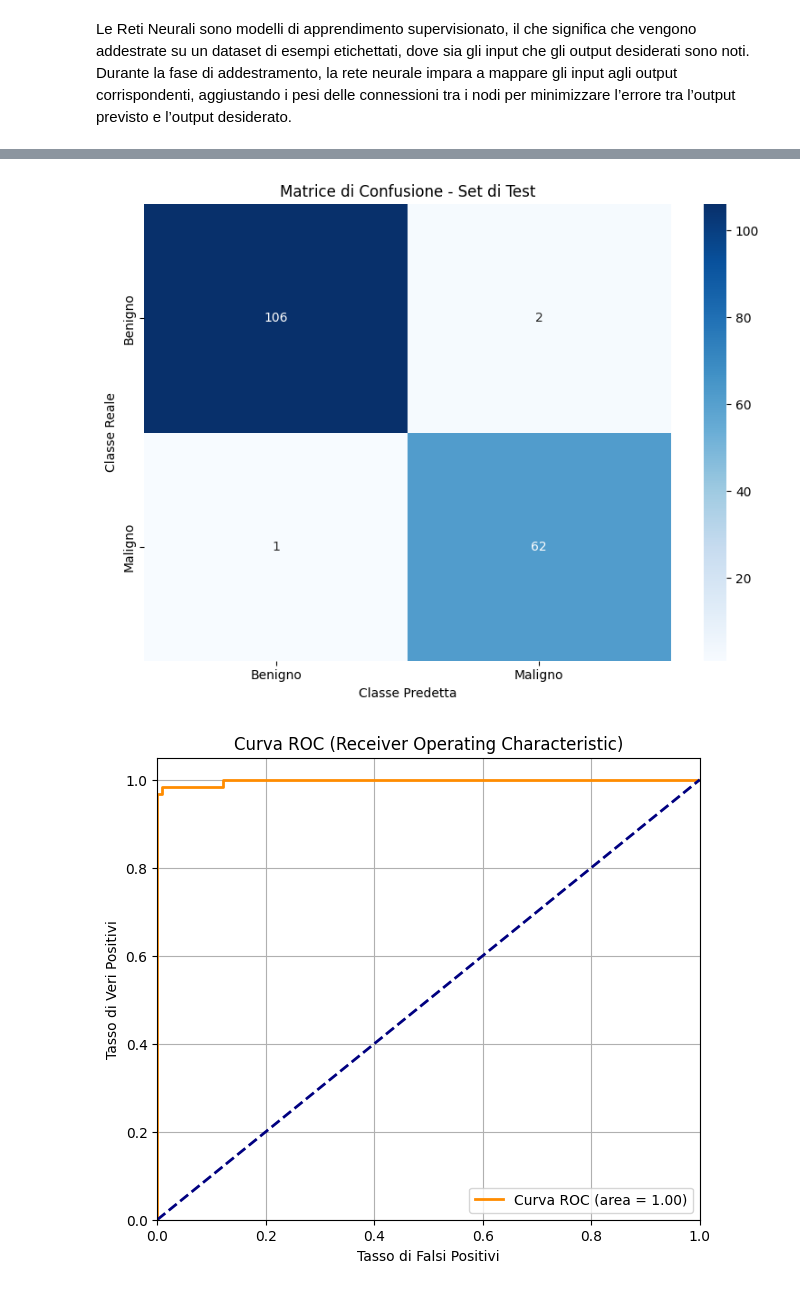
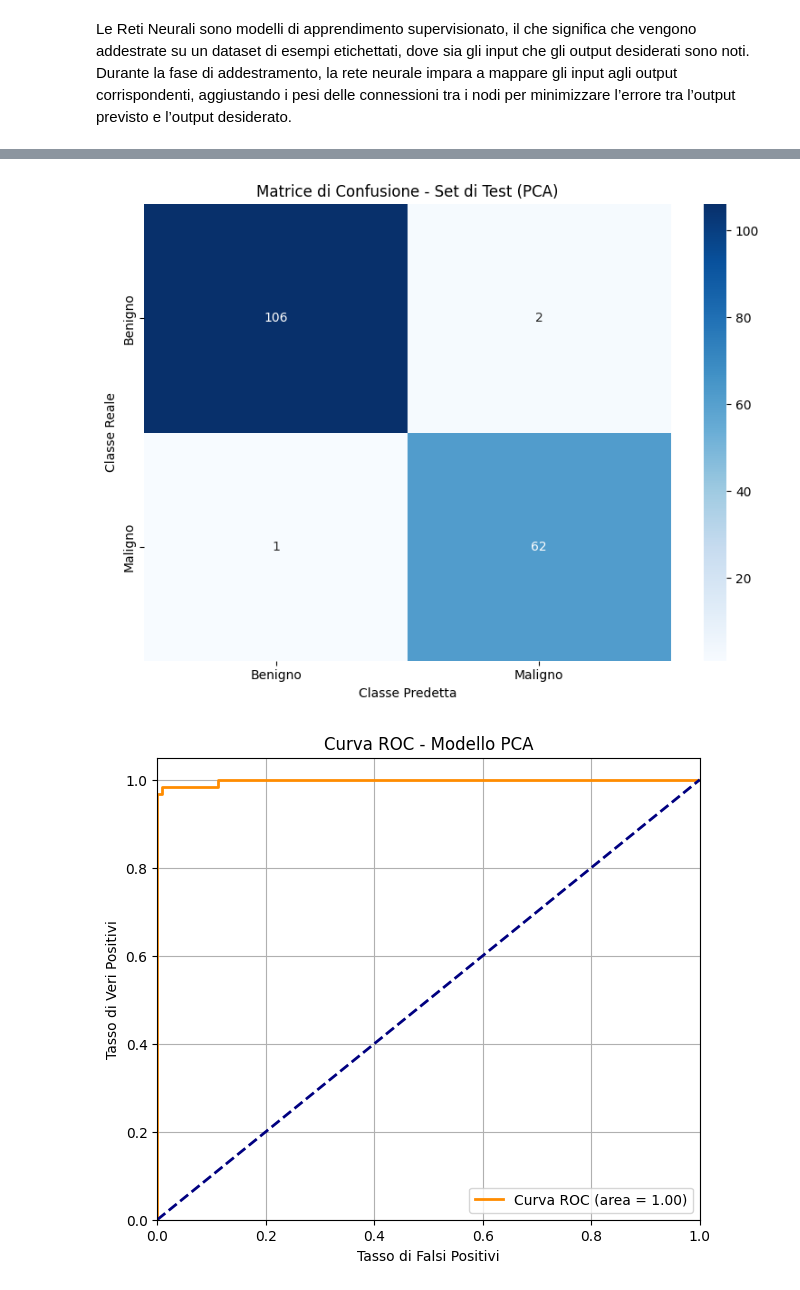
Before and after one commit to NIKFIORE/Progetto-Machine-Learning, a Jupyter notebook: Progetto.ipynb, the cells around one changed output, grey strips where cells are left out. Drawn from its saved outputs; the diff is of its cells as text; code cells hidden in the pictures.

```diff
--- a/Progetto.ipynb
+++ b/Progetto.ipynb
@@ -567,10 +544,10 @@ plt.show()
 # %%
 # Predizioni (probabilità di avere tumore)
-y_pred_train_prob = model_original.predict(X_train_scaled).flatten()
+y_pred_train_prob = model_pca.predict(X_train_pca).flatten()
 # Convertiamo le probabilità in predizioni binarie (0 o 1) usando soglia 0.5
 y_pred_train = (y_pred_train_prob > 0.5).astype(int)
 
-y_pred_test_prob = model_original.predict(X_test_scaled).flatten()
+y_pred_test_prob = model_pca.predict(X_test_pca).flatten()
 # Convertiamo le probabilità in predizioni binarie (0 o 1) usando soglia 0.5
 y_pred_test = (y_pred_test_prob > 0.5).astype(int)
 
@@ -607,32 +584,32 @@ cm_test = confusion_matrix(y_test, y_pred_test)
 sns.heatmap(cm_test, annot=True, fmt='d', cmap='Blues',
             xticklabels=['Benigno', 'Maligno'],
             yticklabels=['Benigno', 'Maligno'])
-plt.title('Matrice di Confusione - Set di Test')
+plt.title('Matrice di Confusione - Set di Test (PCA)')
 plt.ylabel('Classe Reale')
 plt.xlabel('Classe Predetta')
 plt.tight_layout()
 plt.show()
 # %% [output]
-[figure, old version]
+[figure, new version]
 # %%
 # Calcolo della curva ROC
 fpr, tpr, thresholds = roc_curve(y_test, y_pred_test_prob)
 roc_auc = auc(fpr, tpr)
 
 # Visualizzazione della curva ROC
 plt.figure(figsize=(7, 6))
 plt.plot(fpr, tpr, color='darkorange', lw=2, label=f'Curva ROC (area = {roc_auc:.2f})')
 plt.plot([0, 1], [0, 1], color='navy', lw=2, linestyle='--')
 plt.xlim([0.0, 1.0])
 plt.ylim([0.0, 1.05])
 plt.xlabel('Tasso di Falsi Positivi')
 plt.ylabel('Tasso di Veri Positivi')
-plt.title('Curva ROC (Receiver Operating Characteristic)')
+plt.title('Curva ROC - Modello PCA')
 plt.legend(loc='lower right')
 plt.grid(True)
 plt.show()
 # %% [output]
-[figure, old version]
+[figure, new version]
 # %%
 from sklearn.model_selection import KFold, StratifiedKFold
 from sklearn.metrics import accuracy_score, precision_score, recall_score, f1_score
```
Also changed, not shown: parts of 13 cells of this notebook.
